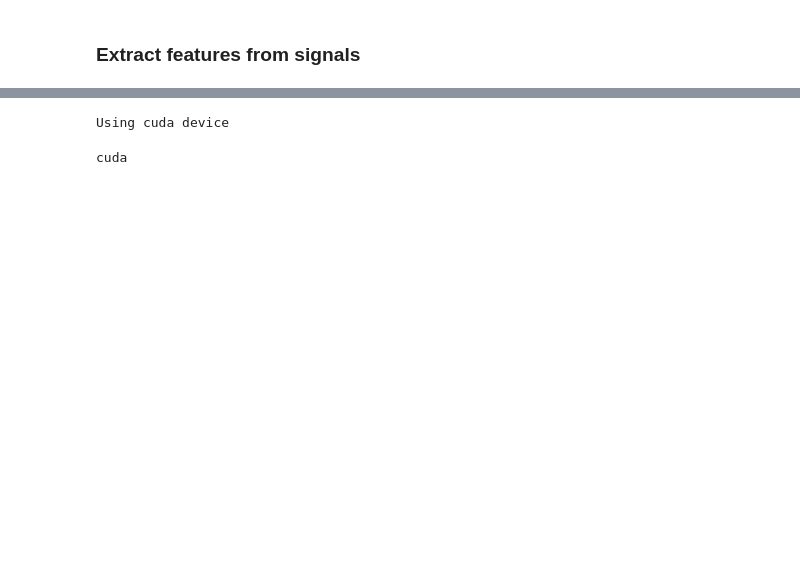
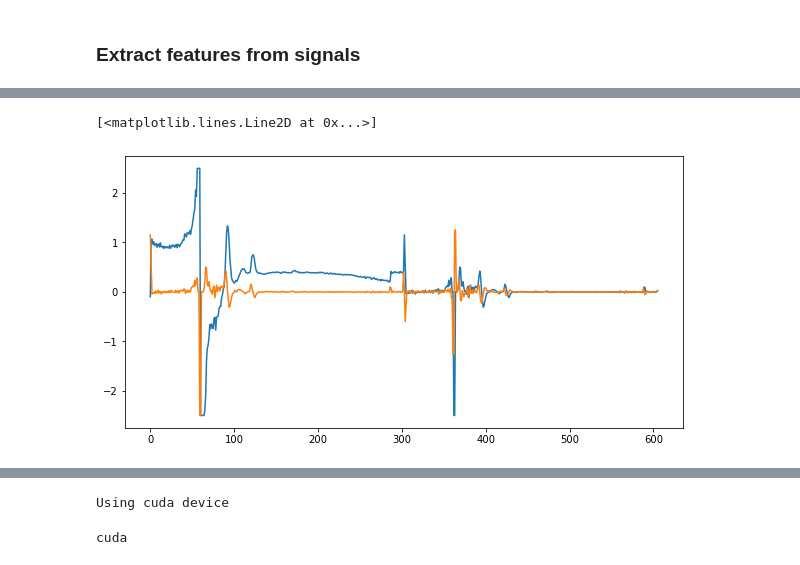
Before and after one commit to RIVeR-Lab/slurp_grasping, a Jupyter notebook: Fusion_Network.ipynb, the cells around one changed output, grey strips where cells are left out. Cells and saved outputs as stored; diff of their text form; code cells hidden in the pictures; blank space fills up the shorter version.

```diff
--- a/Fusion_Network.ipynb
+++ b/Fusion_Network.ipynb
@@ -54,8 +60,8 @@ mantispectra_dark = np.median(pd.read_csv('./calibration/mantispectra_black_ref.
 mantispectra_white = np.median(pd.read_csv('./calibration/mantispectra_white_ref.csv').to_numpy()[:,:-5].astype(np.int32), axis=0)
 
 # Create composite calibration file
-white_ref = np.concatenate((hamamatsu_white, mantispectra_white))
-dark_ref = np.concatenate((hamamatsu_dark, mantispectra_dark))
+white_ref = np.concatenate((hamamatsu_white, mantispectra_white))[1:]
+dark_ref = np.concatenate((hamamatsu_dark, mantispectra_dark))[1:]
 
 # Create calibration function
 def spectral_calibration(reading):
@@ -65,7 +71,7 @@ def spectral_calibration(reading):
         print('Null readings!')
     t[t== None] = 0
     # Handle edge cases with large spikes in data, clip to be within a factor of the white reference to avoid skewing the model
-    t = np.clip(t,-2,2)
+    t = np.clip(t,-2.5,2.5)
     return t
 # %% [markdown]
 ### Reflectance normalize spectral readings
@@ -111,10 +117,11 @@ np.random.default_rng().uniform(0.9,1.1,1)[0]
 # %%
 # Containers to exclude - wood, stainless steel, aluminum
-exclude_containers = ['P','Q','R']
+exclude_containers = ['O','P','Q','I','K','M']
+exclude_contents = [15,2,0,7,10,12]
 # Generalized function to group data by the contents type
 
 def random_scale(reading: np.array) -> np.array:
-    return np.random.default_rng().uniform(0.8,1.2,1)[0]*reading
+    return reading * np.random.default_rng().normal(1.0,0.05,1)[0]
 
 def generate_data_labels(readings: Dict) -> defaultdict:
     data_by_contents = np.array([])
@@ -123,8 +130,7 @@ def generate_data_labels(readings: Dict) -> defaultdict:
     # Iterate over all data_frames types
     for key in readings.keys():
         # Iterate over all containers, but skip Aluminum (P), Stainless Steel (Q), and Wood (R)
-        if key[0] in exclude_containers: #:or int(key[1:]) in exclude_contents:
-            # print(key)
+        if key[0] in exclude_containers or (len(key) > 1 and int(key[1:]) in exclude_contents): #:or int(key[1:]) in exclude_contents:
             continue
         for index, val in enumerate(contents):
             if key not in list(pairings[val]):
@@ -132,8 +138,8 @@ def generate_data_labels(readings: Dict) -> defaultdict:
             # Otherwise the data is useful to use, let's proceed with the data wrangling
             useData = readings[key]
             # ADD SCALING NOISE TO THE DATA HERE
-            useData = np.matlib.repmat(useData,5,1)
-            useData = np.apply_along_axis(random_scale,1,useData)
+            # useData = np.matlib.repmat(useData,4,1)
+            # useData = np.apply_along_axis(random_scale,1,useData)
             # Get the plain name of the container
             useContainer = pairings[np.equal.outer(pairings.to_numpy(copy=True),  [key]).any(axis=1).all(axis=1)]['container / substrate'].iloc[0]
             # Add the index as the key value
@@ -439,3 +443,9 @@ all_data.shape
+# %%
+plt.plot(all_data[0,:])
+plt.plot(np.gradient(all_data,axis=1)[0,:])
+# %% [output]
+[<matplotlib.lines.Line2D at 0x...>]
+[figure, added]
 # %%
 # Fit labels to model
 le_contents = preprocessing.LabelEncoder()
```
Also changed, not shown: parts of 21 cells of this notebook, 2 other files.
